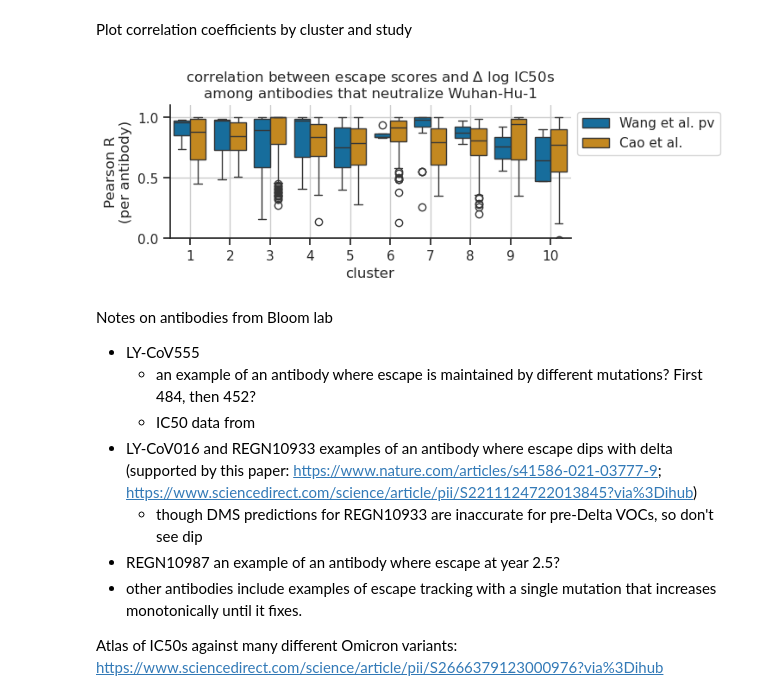
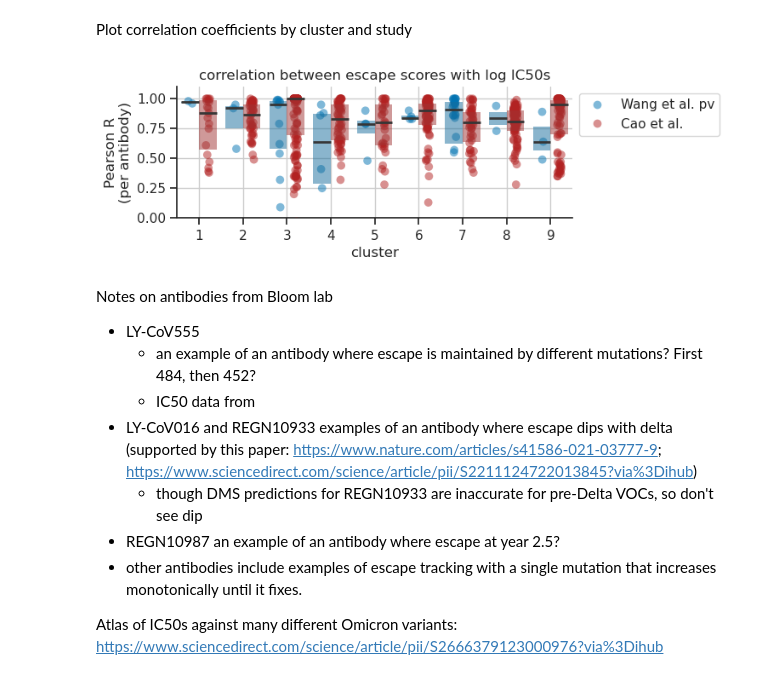
Before and after one commit to matsengrp/ncov-ab-escape, a Jupyter notebook: notebooks/analyze_escape_scores.ipynb, the cells around one changed output. Saved outputs shown, nothing was run; the diff lists cells and outputs as text; code cells hidden in the pictures.

```diff
--- a/notebooks/analyze_escape_scores.ipynb
+++ b/notebooks/analyze_escape_scores.ipynb
@@ -845,26 +854,31 @@ ab_corr_df = pd.DataFrame(ab_corr_dict)
 # %% [markdown]
 Plot correlation coefficients by cluster and study
-# %%
-plt.figure(figsize=[6,2])
-# sns.stripplot(
-#     x='cluster', y='r', data=ab_corr_df, hue='study',
-#     dodge=True, size=7, alpha=0.2
-# )
-sns.boxplot(
-    x='cluster', y='r', data=ab_corr_df, hue='study',
-    dodge=True, #whis=(0,100)
-)
-ax = plt.gca()
-ax.set(
-    ylim=[0,1.1], ylabel='Pearson R\n(per antibody)', yticks=[0, 0.5, 1],
-    title='correlation between escape scores and $\Delta$ log IC50s\namong antibodies that neutralize Wuhan-Hu-1'
-)
-plt.legend(bbox_to_anchor=[1,1])
-plt.grid()
-sns.despine()
-plt.show()
-# %% [output]
-[figure, removed]
+# %%
+data = ab_corr_df[ab_corr_df['cluster'] != 10]
+plt.figure(figsize=[6,2])
+hue_order = ['Wang et al. pv', 'Cao et al.']
+sns.stripplot(
+    x='cluster', y='r', data=data,
+    hue='study', hue_order=hue_order, palette=study_pal,
+    dodge=True, alpha=0.5, s=7
+)
+sns.boxplot(
+    x='cluster', y='r', data=data,
+    hue='study', hue_order=hue_order, palette=study_pal,
+    legend=False, showfliers=False, whis=0, linewidth=0,
+    medianprops={"linewidth": 2}, boxprops={'alpha':.5}, zorder=10,
+)
+ax = plt.gca()
+ax.set(
+    ylim=[0,1.1], ylabel='Pearson R\n(per antibody)', yticks=[0, 0.25, 0.5, 0.75, 1],
+    title='correlation between escape scores and log IC50s'
+)
+plt.legend(bbox_to_anchor=[1,1])
+plt.grid()
+sns.despine()
+plt.show()
+# %% [output]
+[figure, added]
 # %% [markdown]
 Notes on antibodies from Bloom lab
 
```
Also changed, not shown: parts of 2 cells of this notebook, 1 other file.
